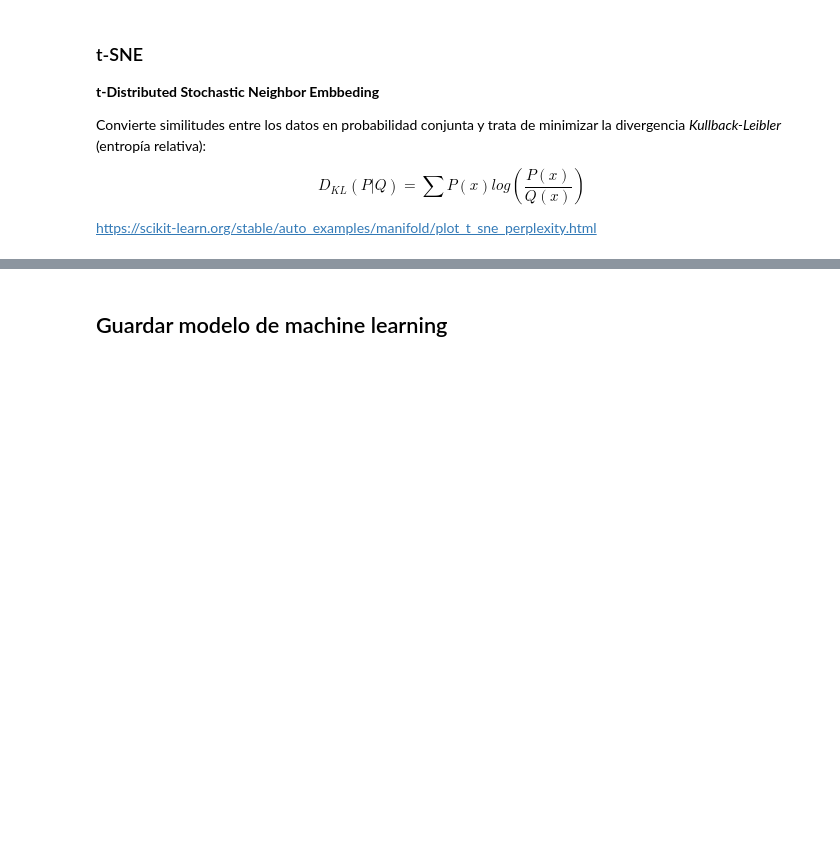
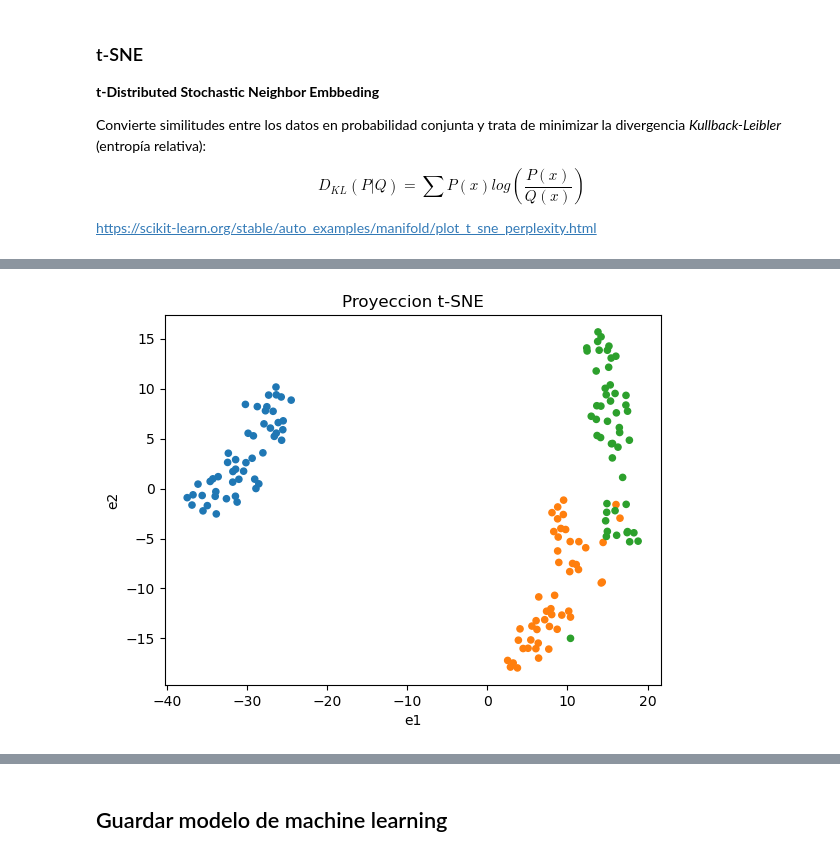
Before and after one commit to Ironhack-Data-Madrid-Abril-2023/apuntes_clase, a Jupyter notebook: semana_7/3.2 - Reduccion de dimensiones.ipynb, the cells around one changed output, grey strips where cells are left out. Cells and saved outputs as stored; diff of their text form; code cells hidden in the pictures; blank space fills up the shorter version.

```diff
--- a/semana_7/3.2 - Reduccion de dimensiones.ipynb
+++ b/semana_7/3.2 - Reduccion de dimensiones.ipynb
@@ -96,0 +368,8 @@ https://scikit-learn.org/stable/auto_examples/manifold/plot_t_sne_perplexity.htm
+# %%
+tsne = TSNE(n_components=2, perplexity=15)
+
+emb = tsne.fit_transform(load_iris().data)
+
+emb = pd.DataFrame(emb, columns=['e1', 'e2'])
+
+emb.head()
@@ -96,0 +383,8 @@ https://scikit-learn.org/stable/auto_examples/manifold/plot_t_sne_perplexity.htm
+# %%
+emb.plot.scatter(x='e1',
+                 y='e2',
+                 c=[sns.color_palette()[x] for x in load_iris().target])
+
+plt.title('Proyeccion t-SNE');
+# %% [output]
+[figure, added]
```
Also changed, not shown: parts of 40 cells of this notebook, 1 other file.
